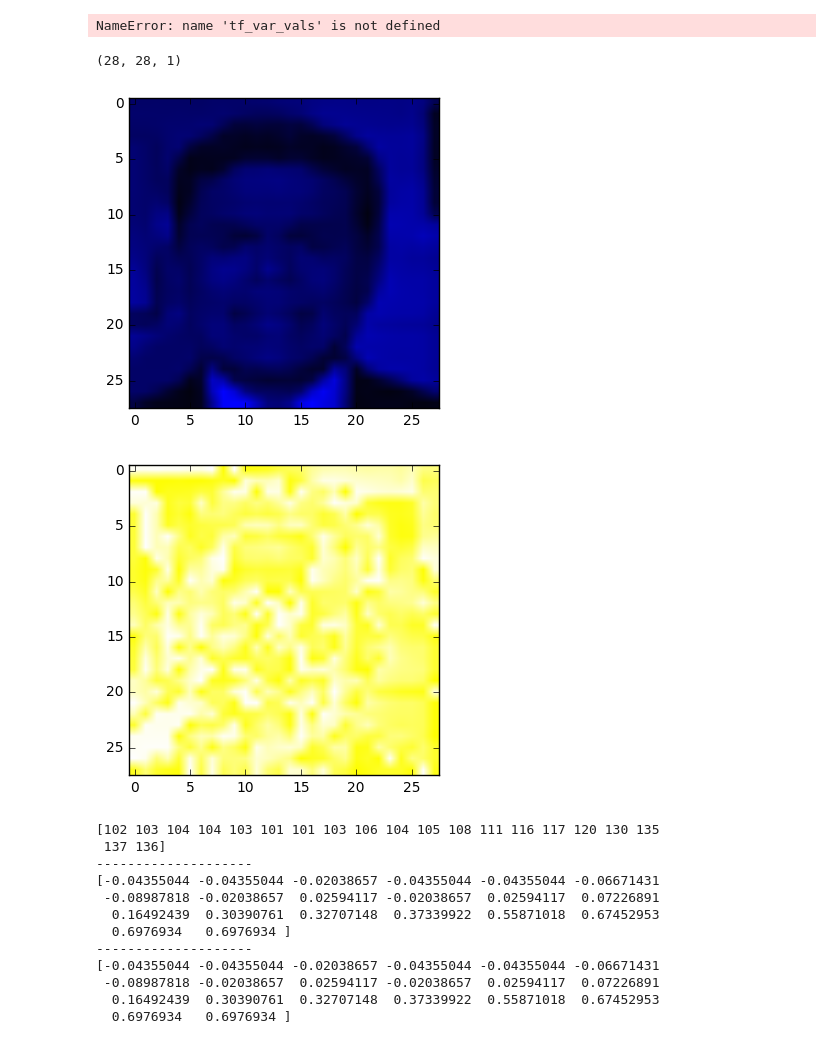
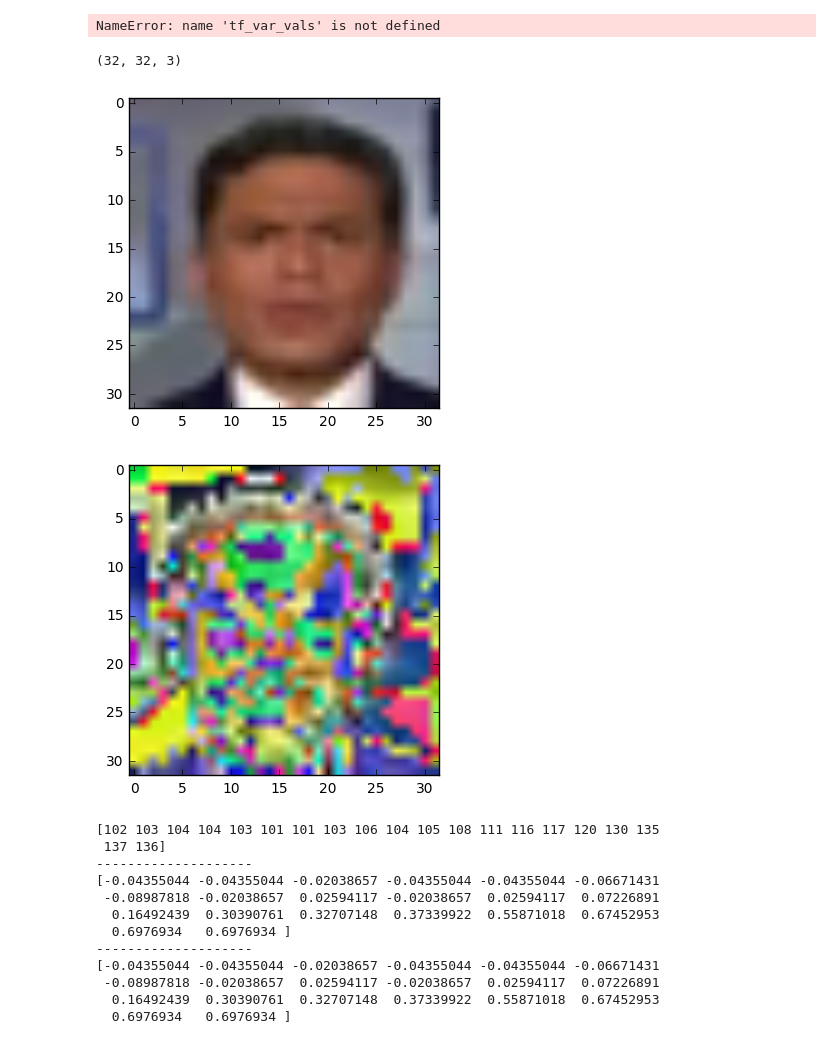
Before and after one commit to NHDaly/jupyter-binder, a Jupyter notebook: ml/openai-InfoGAN/run_speech_face_exp.ipynb, the cells around one changed output. Cells and saved outputs as stored; diff of their text form; code cells hidden in the pictures.

```diff
--- a/ml/openai-InfoGAN/run_speech_face_exp.ipynb
+++ b/ml/openai-InfoGAN/run_speech_face_exp.ipynb
@@ -214,16 +214,18 @@ def play_frames_clip(frames):
         display.display(plt.gcf())
         display.clear_output(wait=True)
 
-play_frames_clip([np.insert(np.insert(frame.reshape(dataset.image_shape[0], dataset.image_shape[1], 1), 0, 2, axis=2), 0, 2, axis=2) for frame in dataset.raw_images[10:20]])
+# Gray Images: play_frames_clip([np.insert(np.insert(frame.reshape(dataset.image_shape[0], dataset.image_shape[1], 1), 0, 2, axis=2), 0, 2, axis=2) for frame in dataset.raw_images[10:20]])
+play_frames_clip([frame.reshape(dataset.image_shape) for frame in dataset.raw_images[10:50]])
 print(dataset.image_shape)
 # %% [output]
-(28, 28, 1)
+(32, 32, 3)
-[figure, old version]
+[figure, new version]
 # %%
 normalized_frames = [normalize(x) for x in dataset.raw_images[10:20]]
-play_frames_clip([np.insert(np.insert(frame.reshape(dataset.image_shape[0], dataset.image_shape[1], 1), 0, 2, axis=2), 0, 2, axis=2) for frame in normalized_frames])
+#play_frames_clip([np.insert(np.insert(frame.reshape(dataset.image_shape[0], dataset.image_shape[1], 1), 0, 2, axis=2), 0, 2, axis=2) for frame in normalized_frames])
+play_frames_clip([frame.reshape(dataset.image_shape) for frame in normalized_frames])
 # %% [output]
-[figure, old version]
+[figure, new version]
 # %%
 print(dataset.raw_images[0][:20])
 print('--------------------')
```
Also changed, not shown: parts of 1 cell of this notebook, 1 other file.
